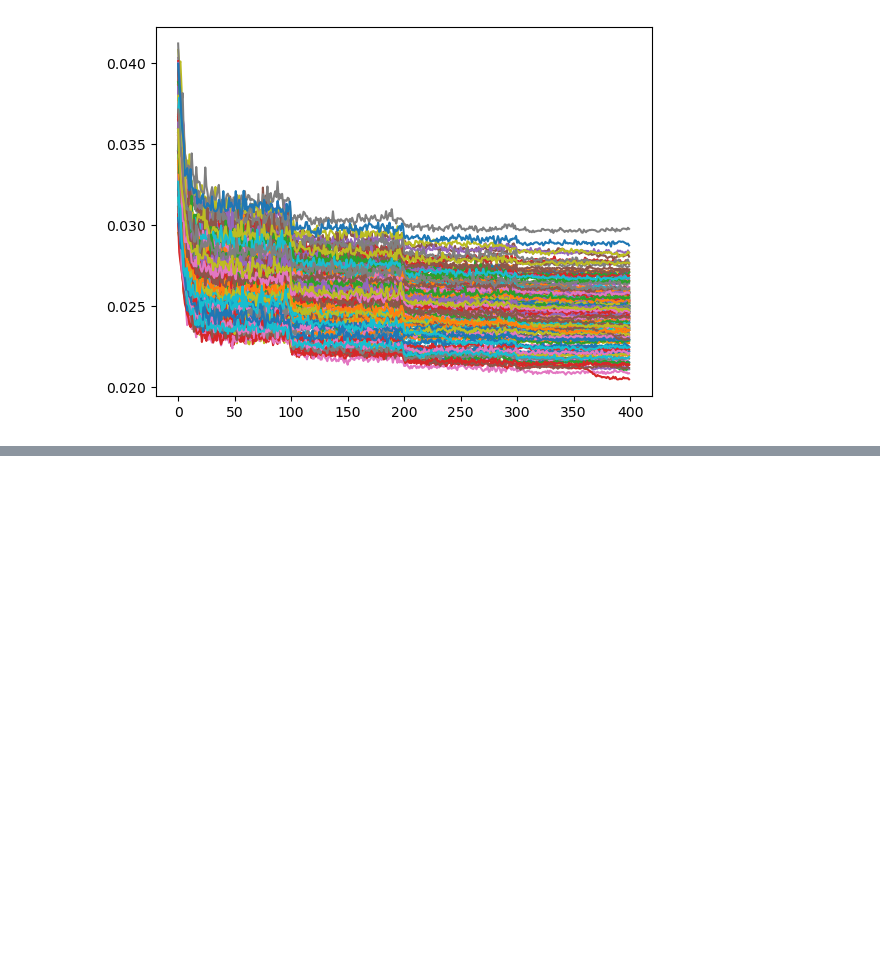
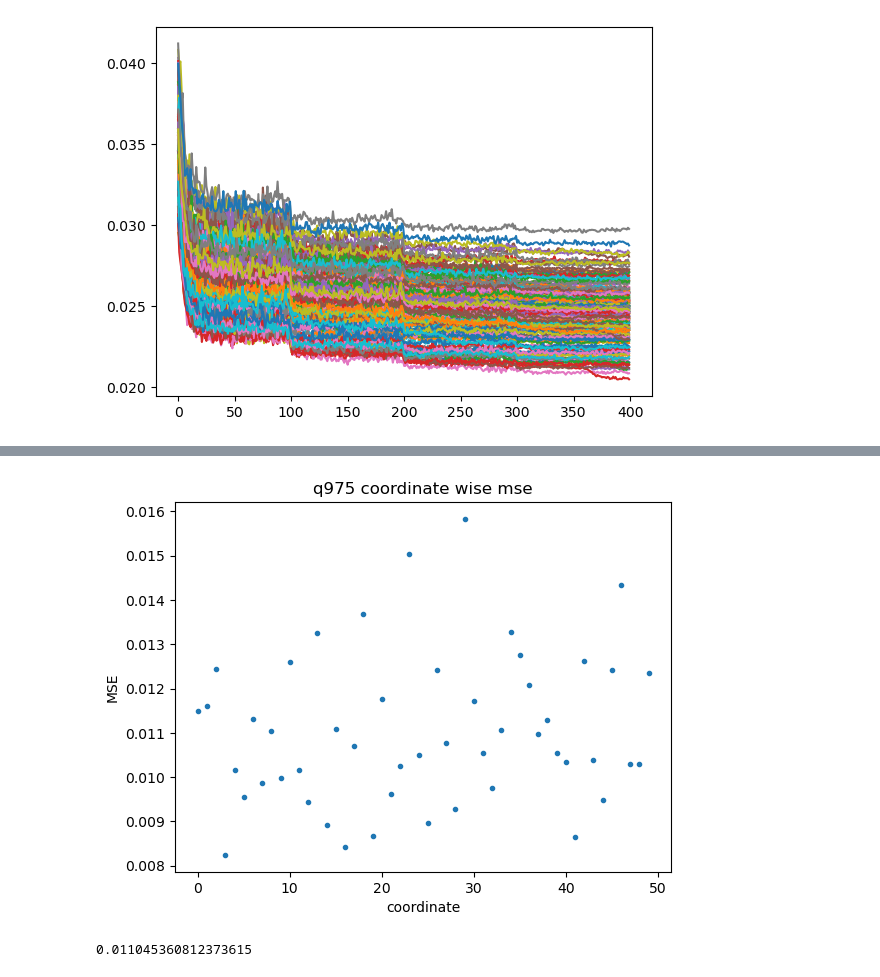
Before and after one commit to glory-99/simulation-based-inference, a Jupyter notebook: res_analysis_x15.ipynb, the cells around one changed output, grey strips where cells are left out. Cells and saved outputs as stored; diff of their text form; code cells hidden in the pictures; blank space fills up the shorter version.

```diff
--- a/res_analysis_x15.ipynb
+++ b/res_analysis_x15.ipynb
@@ -25,0 +67,5 @@ plt.show()
+# %%
+md_q025 = MLP_variant(50, 50, [1024, 1024], 'leakyrelu').to(device)
+md_q975 = MLP_variant(50, 50, [1024, 1024], 'leakyrelu').to(device)
+md_q025.load_state_dict(torch.load("./model/p50_q25_exp0.pt"))
+md_q975.load_state_dict(torch.load("./model/p50_q975_exp0.pt"))
@@ -25,0 +137,14 @@ plt.show()
+# %%
+pred_q975 = predict(md_q975, Y_test_normalized)
+mse_q975 = np.mean((true_q975 - pred_q975[:10000,:])**2, 0)
+plt.plot(mse_q975,'.')
+plt.xlabel('coordinate')
+plt.ylabel('MSE')
+plt.title('q975 coordinate wise mse')
+plt.show()
+# %% [output]
+[figure, added]
+# %%
+np.mean(mse_q975)
+# %% [output]
+0.011045360812373615
```
Also changed, not shown: parts of 21 cells of this notebook.
